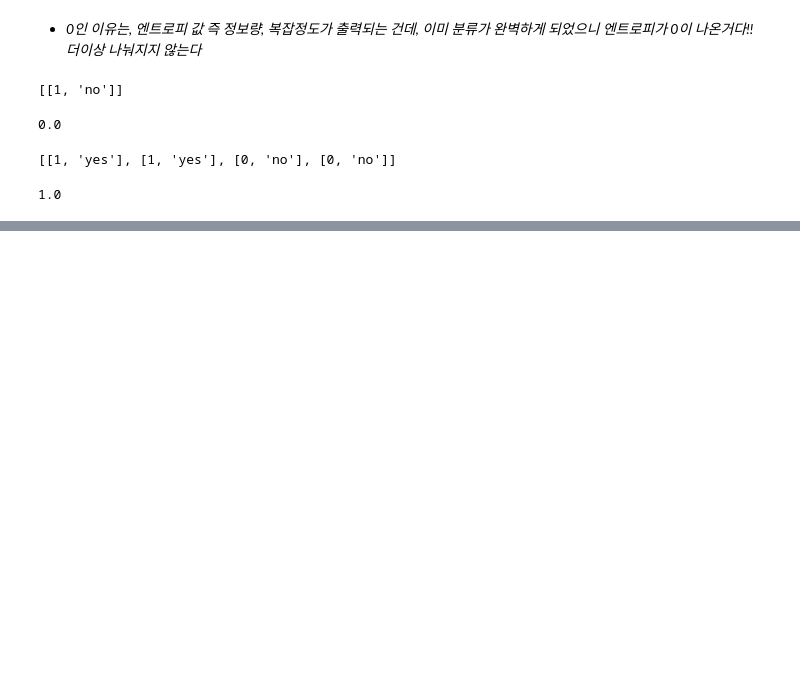
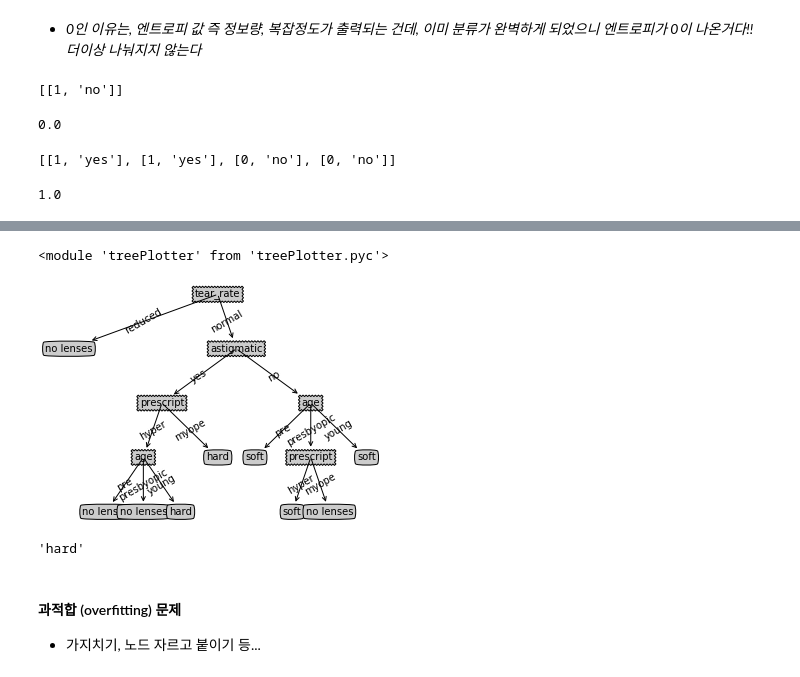
Before and after one commit to The-G/Machine_Learning_python, a Jupyter notebook: Machine_Learning_in_Action_py2/Ch03/Ch03.Decision_Trees.ipynb, the cells around one changed output, grey strips where cells are left out. Drawn from its saved outputs; the diff is of its cells as text; code cells hidden in the pictures; blank space fills up the shorter version.

```diff
--- a/Machine_Learning_in_Action_py2/Ch03/Ch03.Decision_Trees.ipynb
+++ b/Machine_Learning_in_Action_py2/Ch03/Ch03.Decision_Trees.ipynb
@@ -478,0 +891,4 @@ trees.calcShannonEnt(feat11)
+# %%
+fr = open('lenses.txt')
+lenses = [inst.strip().split('\t') for inst in fr.readlines()]
+lenses
@@ -478,0 +913,7 @@ trees.calcShannonEnt(feat11)
+# %%
+lenses_feature = ['age', 'prescript', 'astigmatic', 'tear_rate']
+# %%
+# Training
+reload(trees)
+lenses_tree = trees.createTree(lenses, lenses_feature[:]);
+lenses_tree
@@ -478,0 +930,16 @@ trees.calcShannonEnt(feat11)
+# %%
+# plot
+reload(tplt)
+tplt.createPlot(lenses_tree)
+# %% [output]
+<module 'treePlotter' from 'treePlotter.pyc'>
+[figure, added]
+# %%
+# 신규 데이터로 검증
+my_staus = ['pre', 'myope', 'yes', 'normal']
+trees.classify(lenses_tree, lenses_feature, my_staus)
+# %% [output]
+'hard'
+# %% [markdown]
+#### 과적합 (overfitting) 문제
+- 가지치기, 노드 자르고 붙이기 등...
```
Also changed, not shown: parts of 94 cells of this notebook, 3 other files.
